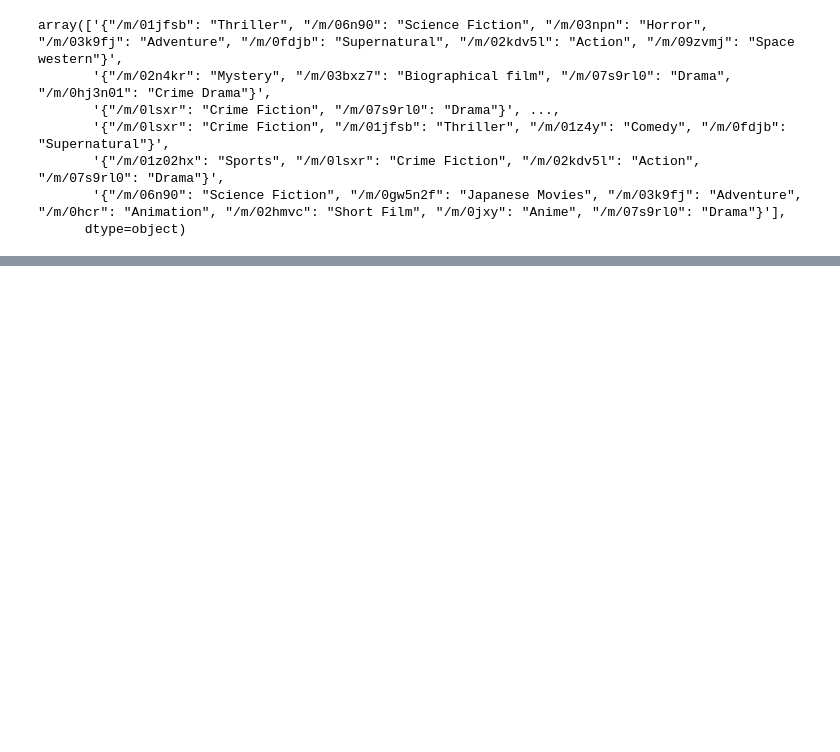
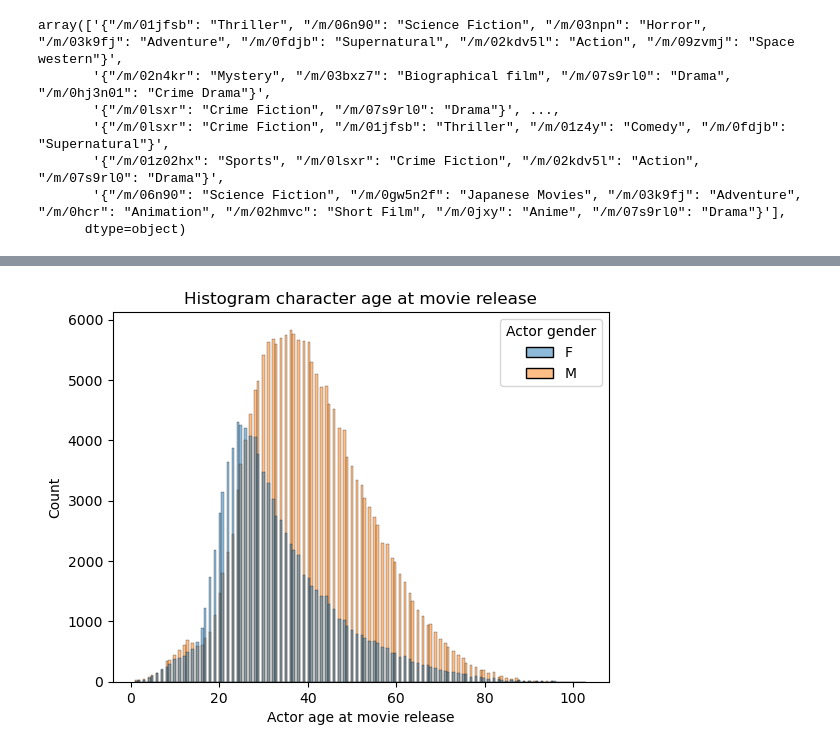
Before and after one commit to epfl-ada/ada-2023-project-lovelace, a Jupyter notebook: Code/first_analysis_jennifer.ipynb, the cells around one changed output, grey strips where cells are left out. Saved outputs shown, nothing was run; the diff lists cells and outputs as text; code cells hidden in the pictures; blank space fills up the shorter version.

```diff
--- a/Code/first_analysis_jennifer.ipynb
+++ b/Code/first_analysis_jennifer.ipynb
@@ -110,0 +155,8 @@ array(['{"/m/01jfsb": "Thriller", "/m/06n90": "Science Fiction", "/m/03npn": "Ho
+# %%
+character.query("`Actor age at movie release` > 0 and `Actor age at movie release` < 110", inplace=True)
+
+sns.histplot(data = character, x = 'Actor age at movie release', hue = 'Actor gender')
+plt.title('Histogram character age at movie release')
+plt.show()
+# %% [output]
+[figure, added]
```
Also changed, not shown: parts of 11 cells of this notebook.
